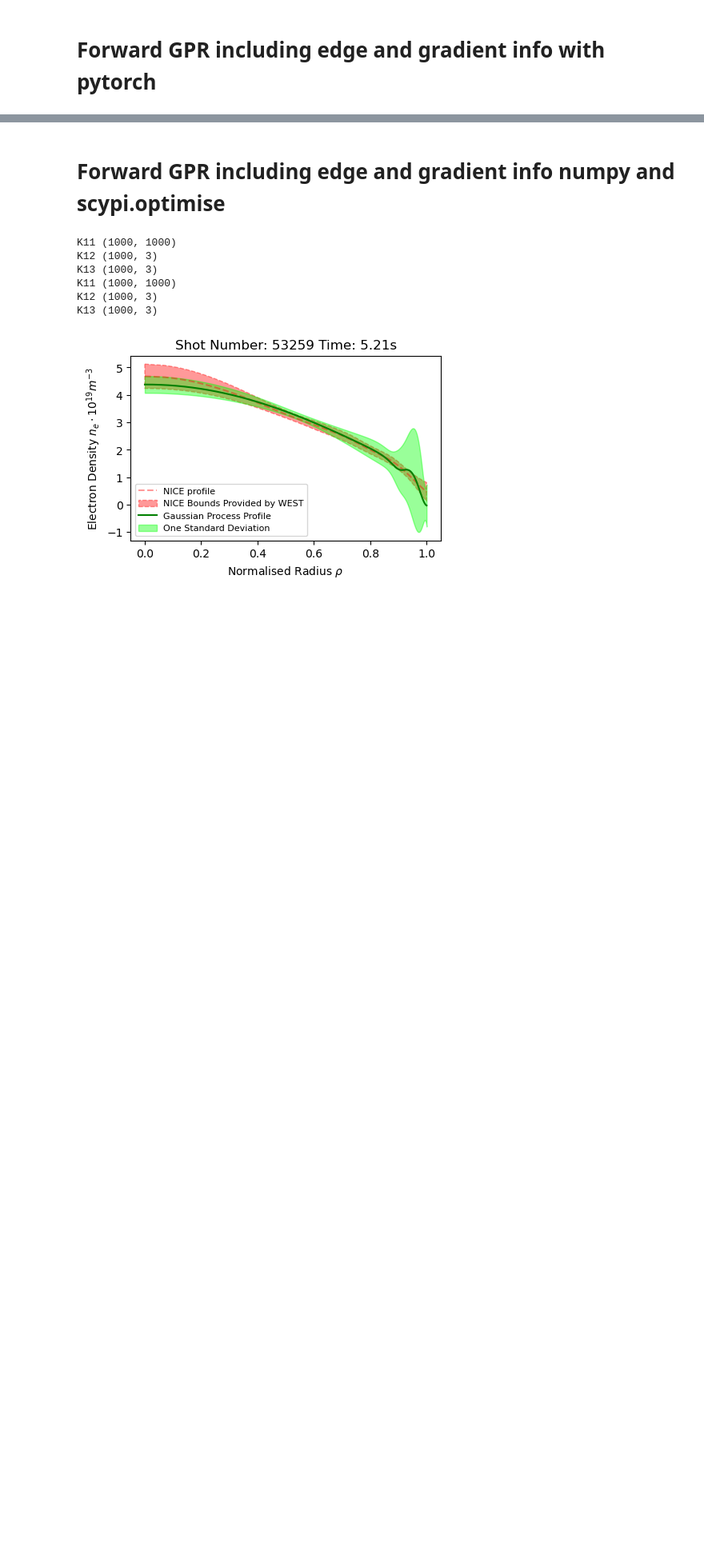
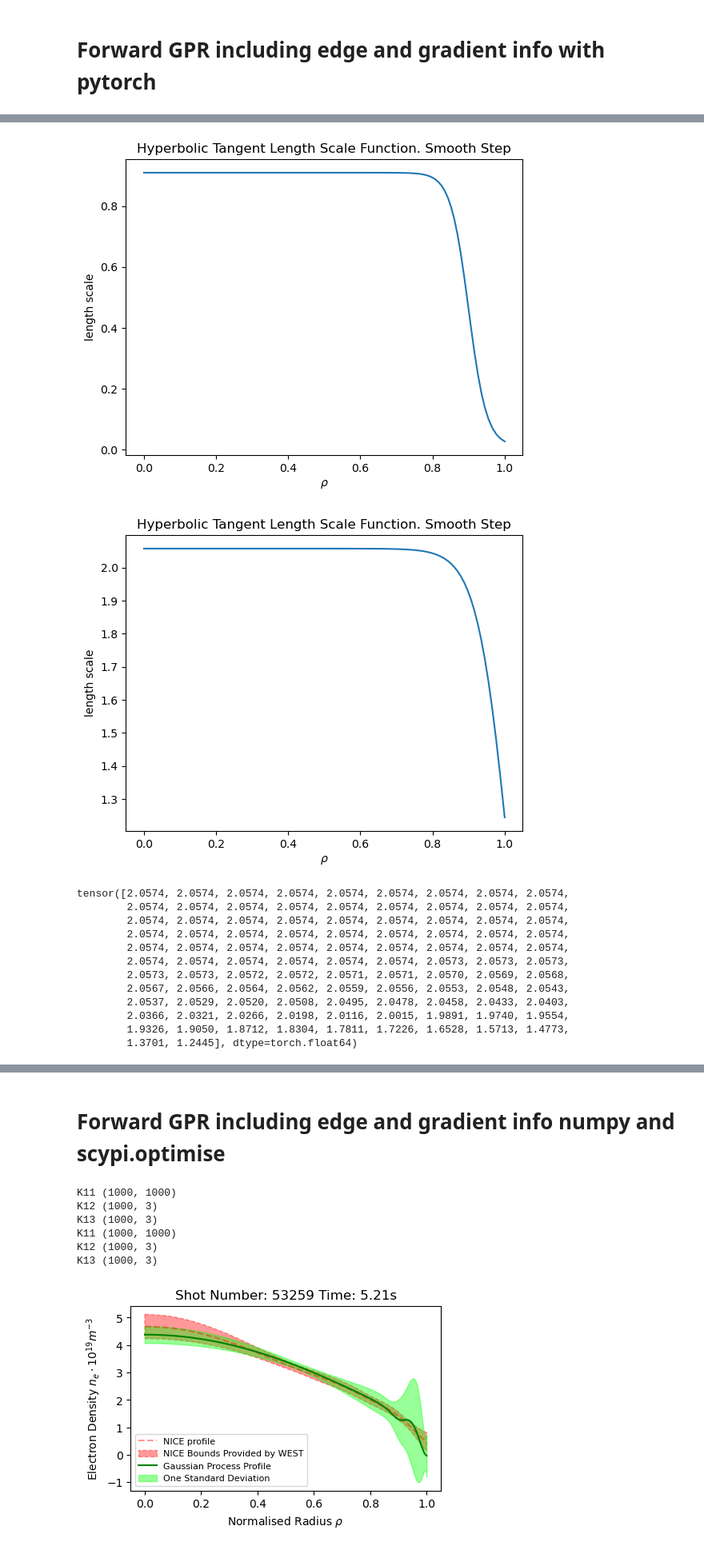
Before and after one commit to DanHarJor/Improving-Electron-Density-Profile-Inference-within-a-Tokamak-using-Bayesian-Techniques, a Jupyter notebook: RealEquillibriumInterferometry/SyntheticDataInterferometry.ipynb, the cells around one changed output, grey strips where cells are left out. Shown at 80% size. Cells and saved outputs as stored; diff of their text form; code cells hidden in the pictures; blank space fills up the shorter version.

```diff
--- a/RealEquillibriumInterferometry/SyntheticDataInterferometry.ipynb
+++ b/RealEquillibriumInterferometry/SyntheticDataInterferometry.ipynb
@@ -521,0 +639,18 @@ interf.Fit(method='torch')
+# %%
+HyperTan_l(torch.from_numpy(rho_1d), interf.initial_params, plot=True, tensor=True)
+HyperTan_l(torch.from_numpy(rho_1d), interf.torch_fit_params, plot=True, tensor=True)
+# %% [output]
+[figure, added]
+[figure, added]
+tensor([2.0574, 2.0574, 2.0574, 2.0574, 2.0574, 2.0574, 2.0574, 2.0574, 2.0574,
+        2.0574, 2.0574, 2.0574, 2.0574, 2.0574, 2.0574, 2.0574, 2.0574, 2.0574,
+        2.0574, 2.0574, 2.0574, 2.0574, 2.0574, 2.0574, 2.0574, 2.0574, 2.0574,
+        2.0574, 2.0574, 2.0574, 2.0574, 2.0574, 2.0574, 2.0574, 2.0574, 2.0574,
+        2.0574, 2.0574, 2.0574, 2.0574, 2.0574, 2.0574, 2.0574, 2.0574, 2.0574,
+        2.0574, 2.0574, 2.0574, 2.0574, 2.0574, 2.0574, 2.0573, 2.0573, 2.0573,
+        2.0573, 2.0573, 2.0572, 2.0572, 2.0571, 2.0571, 2.0570, 2.0569, 2.0568,
+        2.0567, 2.0566, 2.0564, 2.0562, 2.0559, 2.0556, 2.0553, 2.0548, 2.0543,
+        2.0537, 2.0529, 2.0520, 2.0508, 2.0495, 2.0478, 2.0458, 2.0433, 2.0403,
+        2.0366, 2.0321, 2.0266, 2.0198, 2.0116, 2.0015, 1.9891, 1.9740, 1.9554,
+        1.9326, 1.9050, 1.8712, 1.8304, 1.7811, 1.7226, 1.6528, 1.5713, 1.4773,
+        1.3701, 1.2445], dtype=torch.float64)
```
Also changed, not shown: parts of 9 cells of this notebook.
